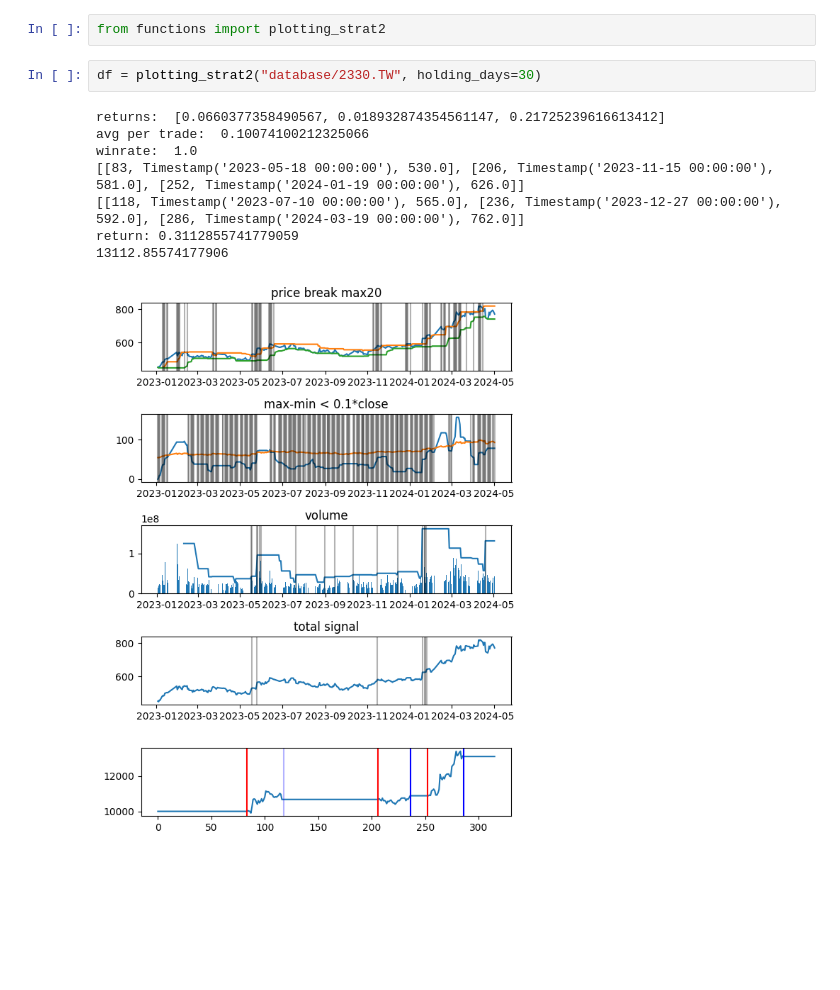
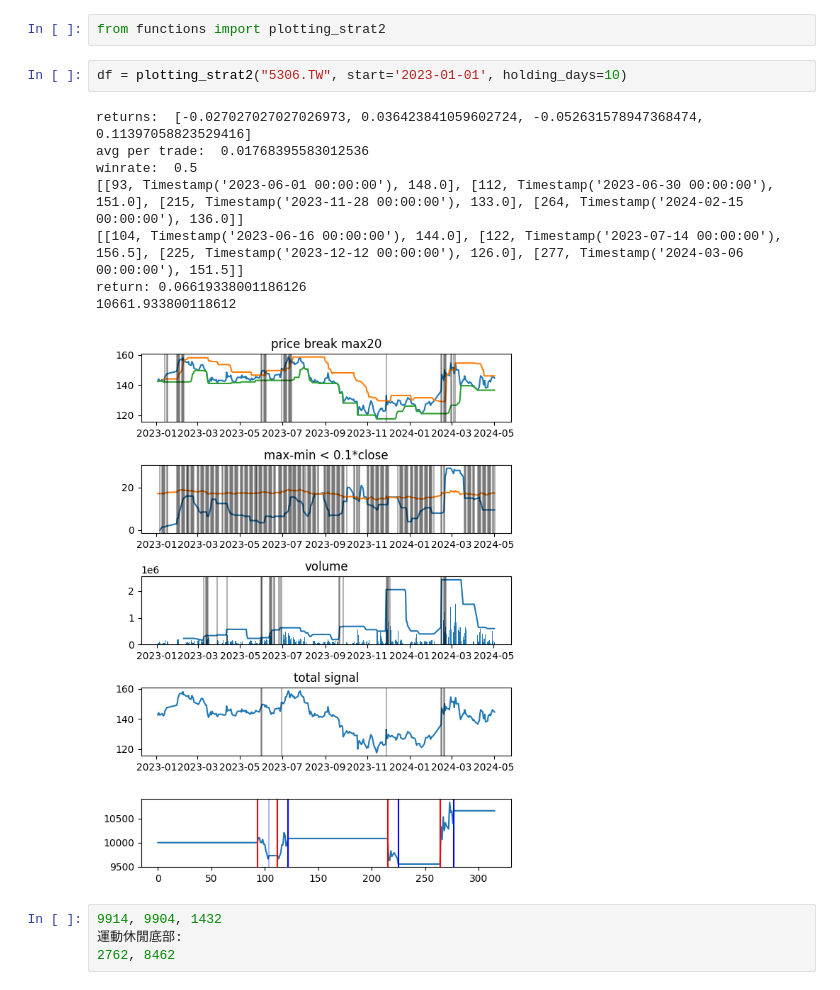
Before and after one commit to tsungyou/Money, a Jupyter notebook: tw-stock-screener/strategy-2-VPS1_BB_MM12/reasearch_strat2_box_break.ipynb, the cells around one changed output. Drawn from its saved outputs; the diff is of its cells as text; blank space fills up the shorter version.

```diff
--- a/tw-stock-screener/strategy-2-VPS1_BB_MM12/reasearch_strat2_box_break.ipynb
+++ b/tw-stock-screener/strategy-2-VPS1_BB_MM12/reasearch_strat2_box_break.ipynb
@@ -171,13 +171,17 @@ return: 0.13053717949376087
 # %%
 from functions import plotting_strat2
 # %%
-df = plotting_strat2("database/2330.TW", holding_days=30)
+df = plotting_strat2("5306.TW", start='2023-01-01', holding_days=10)
 # %% [output]
-returns:  [0.0660377358490567, 0.018932874354561147, 0.21725239616613412]
-avg per trade:  0.10074100212325066
-winrate:  1.0
-[[83, Timestamp('2023-05-18 00:00:00'), 530.0], [206, Timestamp('2023-11-15 00:00:00'), 581.0], [252, Timestamp('2024-01-19 00:00:00'), 626.0]]
-[[118, Timestamp('2023-07-10 00:00:00'), 565.0], [236, Timestamp('2023-12-27 00:00:00'), 592.0], [286, Timestamp('2024-03-19 00:00:00'), 762.0]]
-return: 0.3112855741779059
-13112.85574177906
+returns:  [-0.027027027027026973, 0.036423841059602724, -0.052631578947368474, 0.11397058823529416]
+avg per trade:  0.01768395583012536
+winrate:  0.5
+[[93, Timestamp('2023-06-01 00:00:00'), 148.0], [112, Timestamp('2023-06-30 00:00:00'), 151.0], [215, Timestamp('2023-11-28 00:00:00'), 133.0], [264, Timestamp('2024-02-15 00:00:00'), 136.0]]
+[[104, Timestamp('2023-06-16 00:00:00'), 144.0], [122, Timestamp('2023-07-14 00:00:00'), 156.5], [225, Timestamp('2023-12-12 00:00:00'), 126.0], [277, Timestamp('2024-03-06 00:00:00'), 151.5]]
+return: 0.06619338001186126
+10661.933800118612
-[figure, old version]
+[figure, new version]
+# %%
+9914, 9904, 1432
+運動休閒底部:
+2762, 8462
```
Also changed, not shown: 6 other files.
